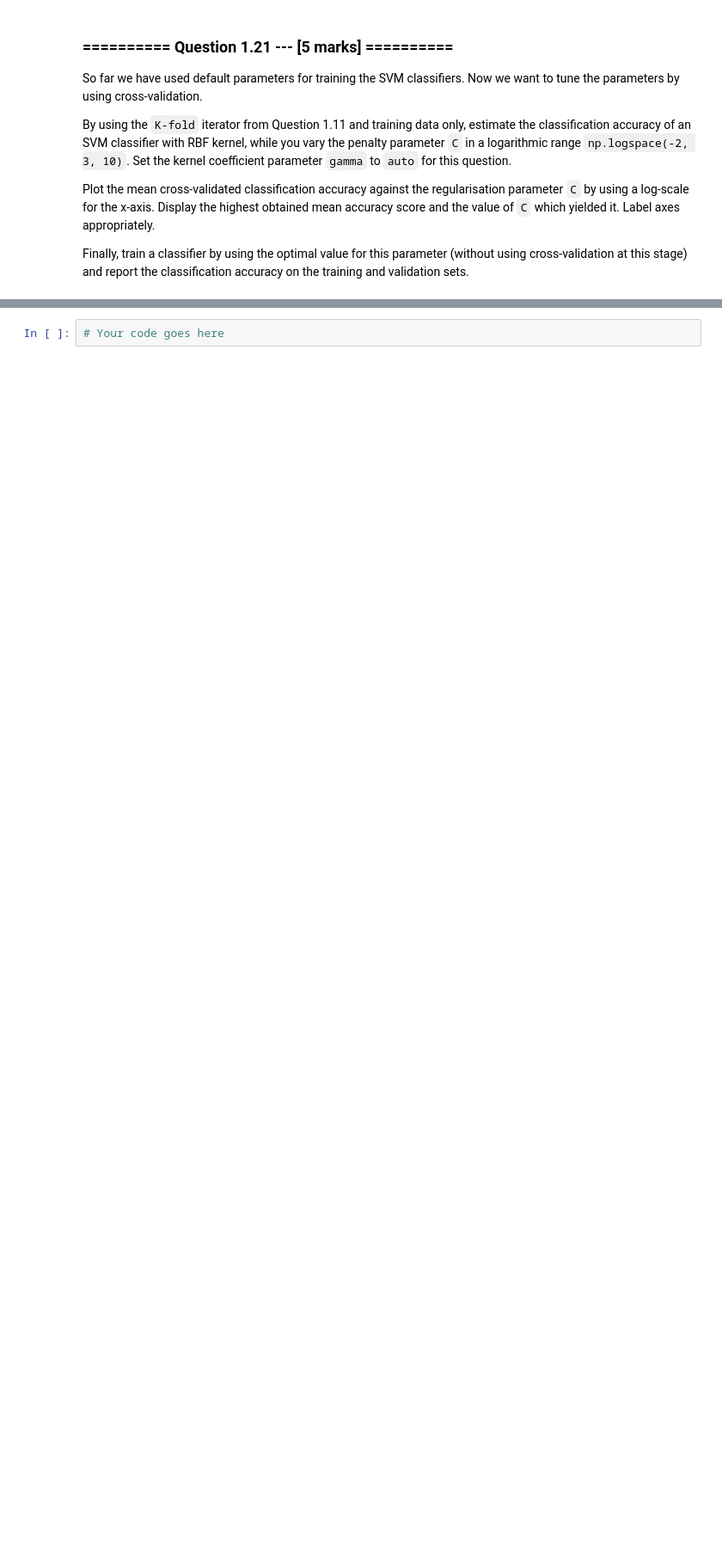
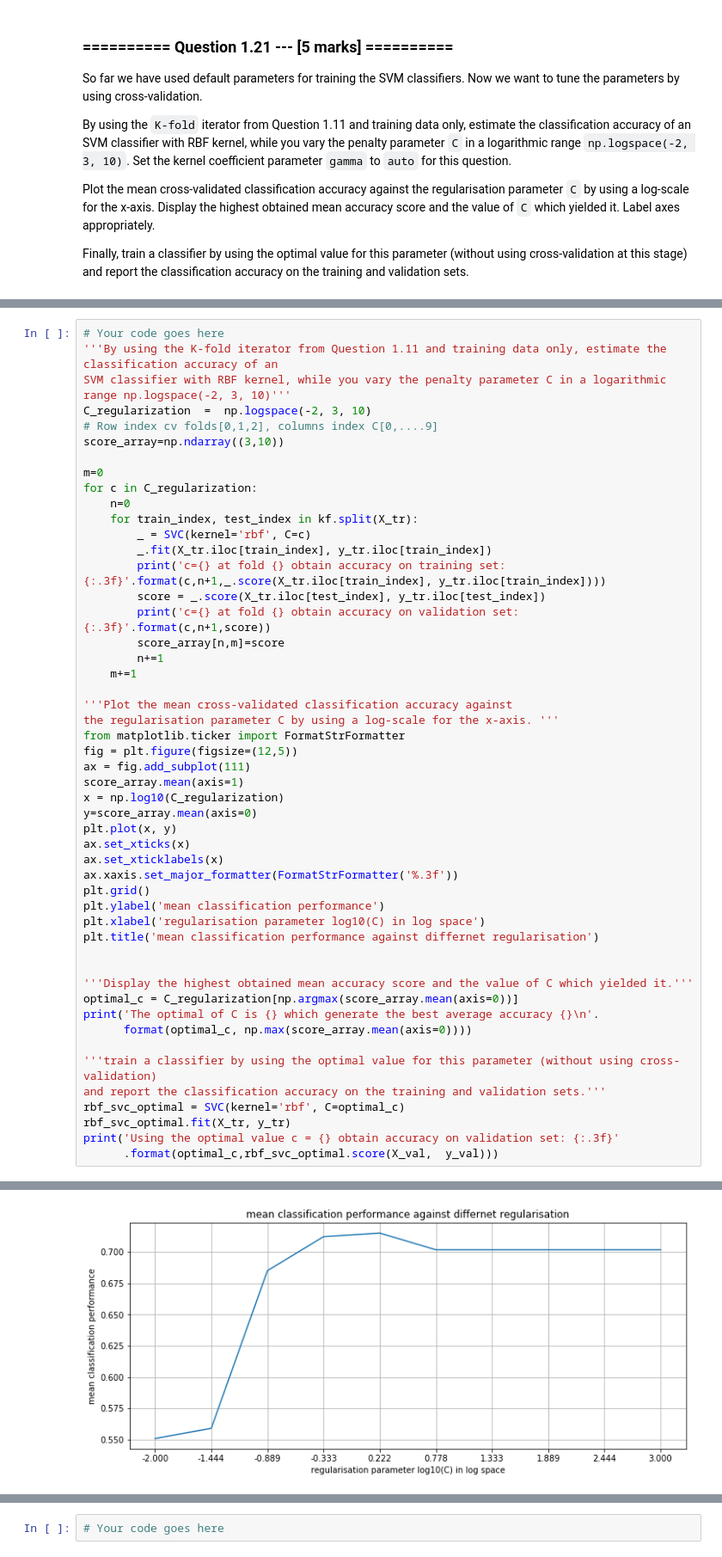
Before and after one commit to ShootingSpace/Machine-learning-practical-with-scikit-learn, a Jupyter notebook: 07_Assignment_3.ipynb, the cells around one changed output, grey strips where cells are left out. Shown at 86% size. Drawn from its saved outputs; the diff is of its cells as text; blank space fills up the shorter version.

```diff
--- a/07_Assignment_3.ipynb
+++ b/07_Assignment_3.ipynb
@@ -569,0 +661,51 @@ Finally, train a classifier by using the optimal value for this parameter (witho
+# %%
+# Your code goes here
+'''By using the K-fold iterator from Question 1.11 and training data only, estimate the classification accuracy of an
+SVM classifier with RBF kernel, while you vary the penalty parameter C in a logarithmic range np.logspace(-2, 3, 10)'''
+C_regularization  =  np.logspace(-2, 3, 10)
+# Row index cv folds[0,1,2], columns index C[0,....9]
+score_array=np.ndarray((3,10))
+
+m=0
+for c in C_regularization:
+    n=0
+    for train_index, test_index in kf.split(X_tr):
+        _ = SVC(kernel='rbf', C=c)
+        _.fit(X_tr.iloc[train_index], y_tr.iloc[train_index])
+        print('c={} at fold {} obtain accuracy on training set: {:.3f}'.format(c,n+1,_.score(X_tr.iloc[train_index], y_tr.iloc[train_index])))
+        score = _.score(X_tr.iloc[test_index], y_tr.iloc[test_index])
+        print('c={} at fold {} obtain accuracy on validation set: {:.3f}'.format(c,n+1,score))
+        score_array[n,m]=score
+        n+=1
+    m+=1
+
+'''Plot the mean cross-validated classification accuracy against
+the regularisation parameter C by using a log-scale for the x-axis. '''
+from matplotlib.ticker import FormatStrFormatter
+fig = plt.figure(figsize=(12,5))
+ax = fig.add_subplot(111)
+score_array.mean(axis=1)
+x = np.log10(C_regularization)
+y=score_array.mean(axis=0)
+plt.plot(x, y)
+ax.set_xticks(x)
+ax.set_xticklabels(x)
+ax.xaxis.set_major_formatter(FormatStrFormatter('%.3f'))
+plt.grid()
+plt.ylabel('mean classification performance')
+plt.xlabel('regularisation parameter log10(C) in log space')
+plt.title('mean classification performance against differnet regularisation')
+
+
+'''Display the highest obtained mean accuracy score and the value of C which yielded it.'''
+optimal_c = C_regularization[np.argmax(score_array.mean(axis=0))]
+print('The optimal of C is {} which generate the best average accuracy {}\n'.
+      format(optimal_c, np.max(score_array.mean(axis=0))))
+
+'''train a classifier by using the optimal value for this parameter (without using cross-validation)
+and report the classification accuracy on the training and validation sets.'''
+rbf_svc_optimal = SVC(kernel='rbf', C=optimal_c)
+rbf_svc_optimal.fit(X_tr, y_tr)
+print('Using the optimal value c = {} obtain accuracy on validation set: {:.3f}'
+      .format(optimal_c,rbf_svc_optimal.score(X_val,  y_val)))
+# %% [output]
@@ -570,3 +729,4 @@ Finally, train a classifier by using the optimal value for this parameter (witho
+[figure, added]
 # %% [markdown]
 ### ========== Question 1.22 --- [5 marks] ==========
 Now we turn to the kernel coefficient `gamma` parameter. By using the same procedure as in the previous question, estimate the classification accuracy of an SVM classifier with RBF kernel while you vary the `gamma` parameter in a logarithmic range `logspace(-5, 0, 10)`. Fix the penalty parameter `C=1.0`.
```
Also changed, not shown: parts of 24 cells of this notebook, 3 other files.
